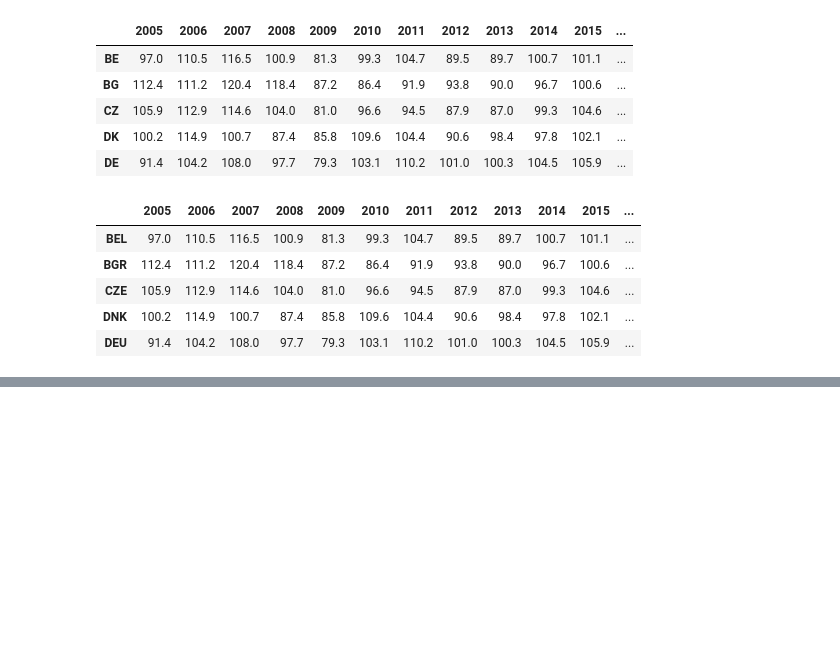
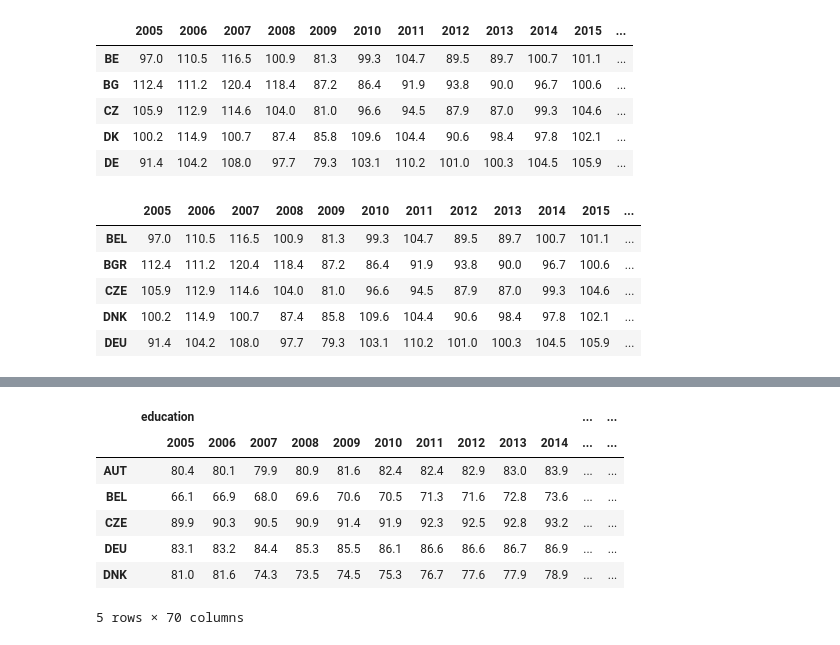
Before and after one commit to JoanneLin168/ADS-European-Productivity, a Jupyter notebook: Notebooks/pca.ipynb, the cells around one changed output, grey strips where cells are left out. Cells and saved outputs as stored; diff of their text form; code cells hidden in the pictures; blank space fills up the shorter version.

```diff
--- a/Notebooks/pca.ipynb
+++ b/Notebooks/pca.ipynb
@@ -146,0 +152,13 @@ TypeError: DataFrame.stack() got an unexpected keyword argument 'inplace'
+# %%
+# drop all rows with a nan in
+pca_no_nan = combined.dropna(axis=0)
+pca_no_nan.head()
+# %% [output]
+|  | education |  |  |  |  |  |  |  |  |  | ... | ... |
+|  | 2005 | 2006 | 2007 | 2008 | 2009 | 2010 | 2011 | 2012 | 2013 | 2014 | ... | ... |
+| AUT | 80.4 | 80.1 | 79.9 | 80.9 | 81.6 | 82.4 | 82.4 | 82.9 | 83.0 | 83.9 | ... | ... |
+| BEL | 66.1 | 66.9 | 68.0 | 69.6 | 70.6 | 70.5 | 71.3 | 71.6 | 72.8 | 73.6 | ... | ... |
+| CZE | 89.9 | 90.3 | 90.5 | 90.9 | 91.4 | 91.9 | 92.3 | 92.5 | 92.8 | 93.2 | ... | ... |
+| DEU | 83.1 | 83.2 | 84.4 | 85.3 | 85.5 | 86.1 | 86.6 | 86.6 | 86.7 | 86.9 | ... | ... |
+| DNK | 81.0 | 81.6 | 74.3 | 73.5 | 74.5 | 75.3 | 76.7 | 77.6 | 77.9 | 78.9 | ... | ... |
+5 rows × 70 columns
```
Also changed, not shown: parts of 21 cells of this notebook, 1 other file.
